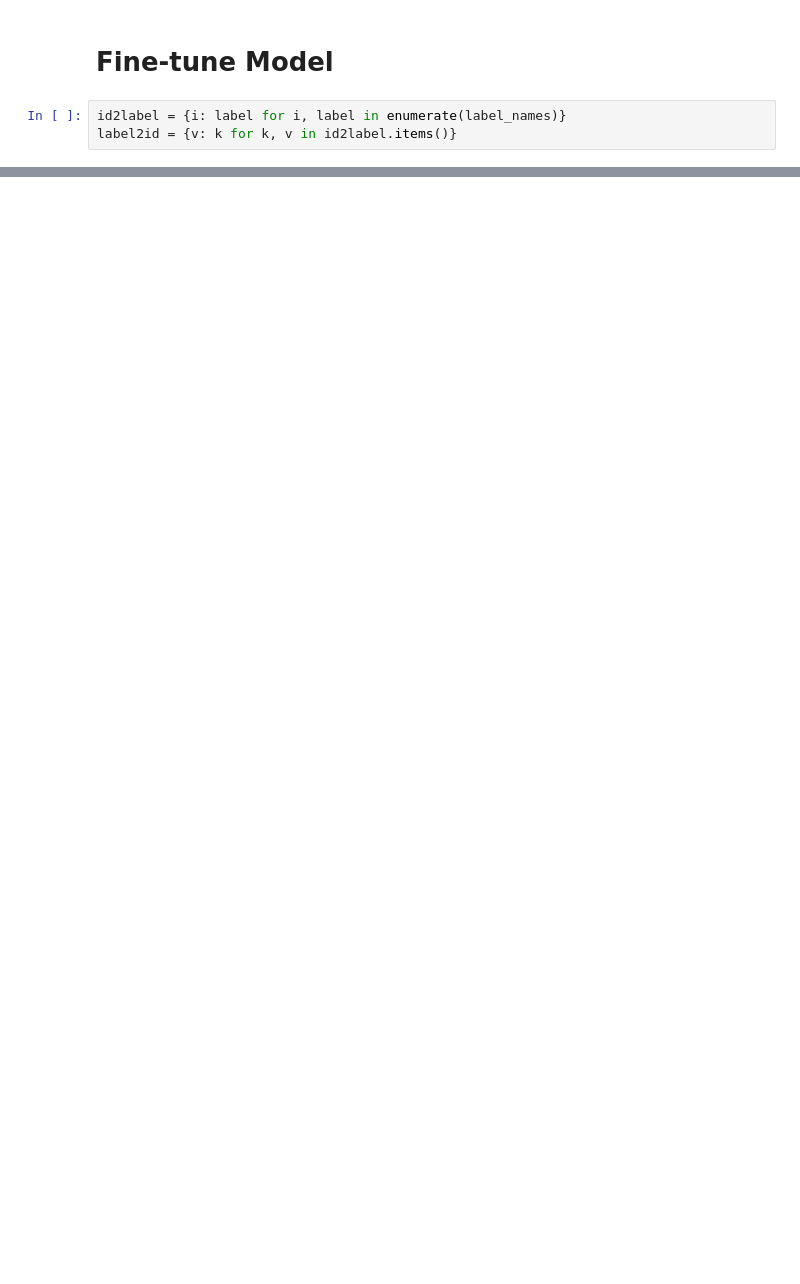
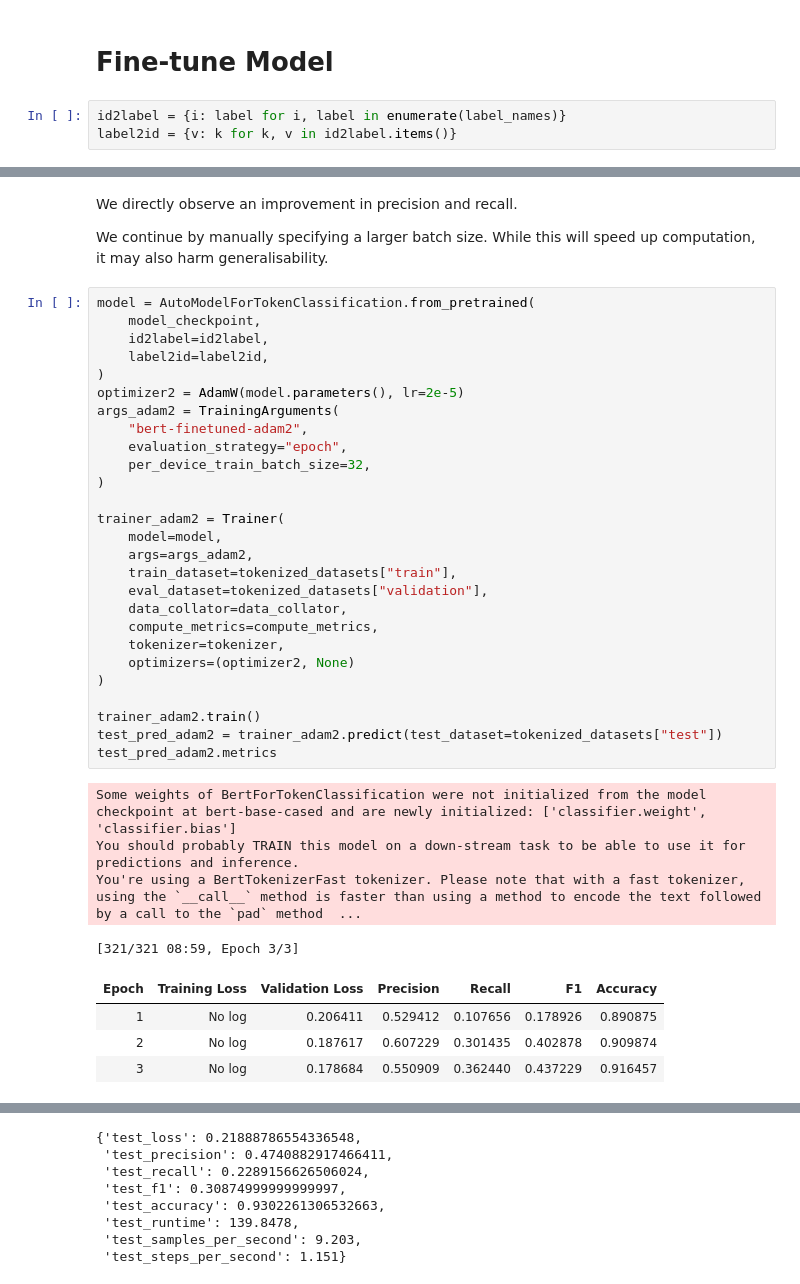
Before and after one commit to arsenignatosyan/text_mining, a Jupyter notebook: as2/assignment2.ipynb, the cells around one changed output, grey strips where cells are left out. Drawn from its saved outputs; the diff is of its cells as text; blank space fills up the shorter version.

```diff
--- a/as2/assignment2.ipynb
+++ b/as2/assignment2.ipynb
@@ -607,0 +406,40 @@ macro_micro_adam6
+# %% [markdown]
+We directly observe an improvement in precision and recall.
+
+We continue by manually specifying a larger batch size. While this will speed up computation, it may also harm generalisability.
+# %%
+model = AutoModelForTokenClassification.from_pretrained(
+    model_checkpoint,
+    id2label=id2label,
+    label2id=label2id,
+)
+optimizer2 = AdamW(model.parameters(), lr=2e-5)
+args_adam2 = TrainingArguments(
+    "bert-finetuned-adam2",
+    evaluation_strategy="epoch",
+    per_device_train_batch_size=32,
+)
+
+trainer_adam2 = Trainer(
+    model=model,
+    args=args_adam2,
+    train_dataset=tokenized_datasets["train"],
+    eval_dataset=tokenized_datasets["validation"],
+    data_collator=data_collator,
+    compute_metrics=compute_metrics,
+    tokenizer=tokenizer,
+    optimizers=(optimizer2, None)
+)
+
+trainer_adam2.train()
+test_pred_adam2 = trainer_adam2.predict(test_dataset=tokenized_datasets["test"])
+test_pred_adam2.metrics
+# %% [output]
+Some weights of BertForTokenClassification were not initialized from the model checkpoint at bert-base-cased and are newly initialized: ['classifier.weight', 'classifier.bias']
+You should probably TRAIN this model on a down-stream task to be able to use it for predictions and inference.
+You're using a BertTokenizerFast tokenizer. Please note that with a fast tokenizer, using the `__call__` method is faster than using a method to encode the text followed by a call to the `pad` method  ...
+[321/321 08:59, Epoch 3/3]
+| Epoch | Training Loss | Validation Loss | Precision | Recall | F1 | Accuracy |
+| 1 | No log | 0.206411 | 0.529412 | 0.107656 | 0.178926 | 0.890875 |
+| 2 | No log | 0.187617 | 0.607229 | 0.301435 | 0.402878 | 0.909874 |
+| 3 | No log | 0.178684 | 0.550909 | 0.362440 | 0.437229 | 0.916457 |
@@ -607,0 +447,8 @@ macro_micro_adam6
+{'test_loss': 0.21888786554336548,
+ 'test_precision': 0.4740882917466411,
+ 'test_recall': 0.2289156626506024,
+ 'test_f1': 0.30874999999999997,
+ 'test_accuracy': 0.9302261306532663,
+ 'test_runtime': 139.8478,
+ 'test_samples_per_second': 9.203,
+ 'test_steps_per_second': 1.151}
```
Also changed, not shown: parts of 43 cells of this notebook.
